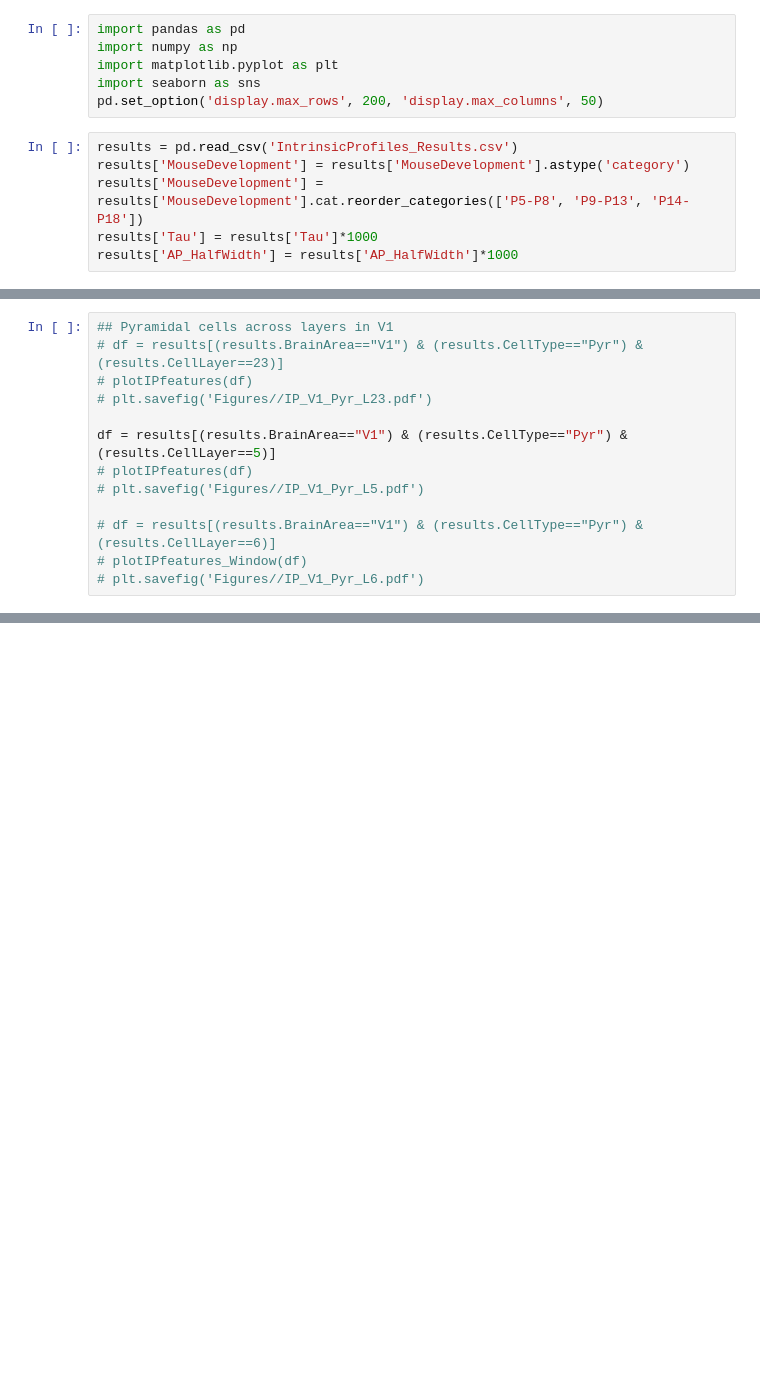
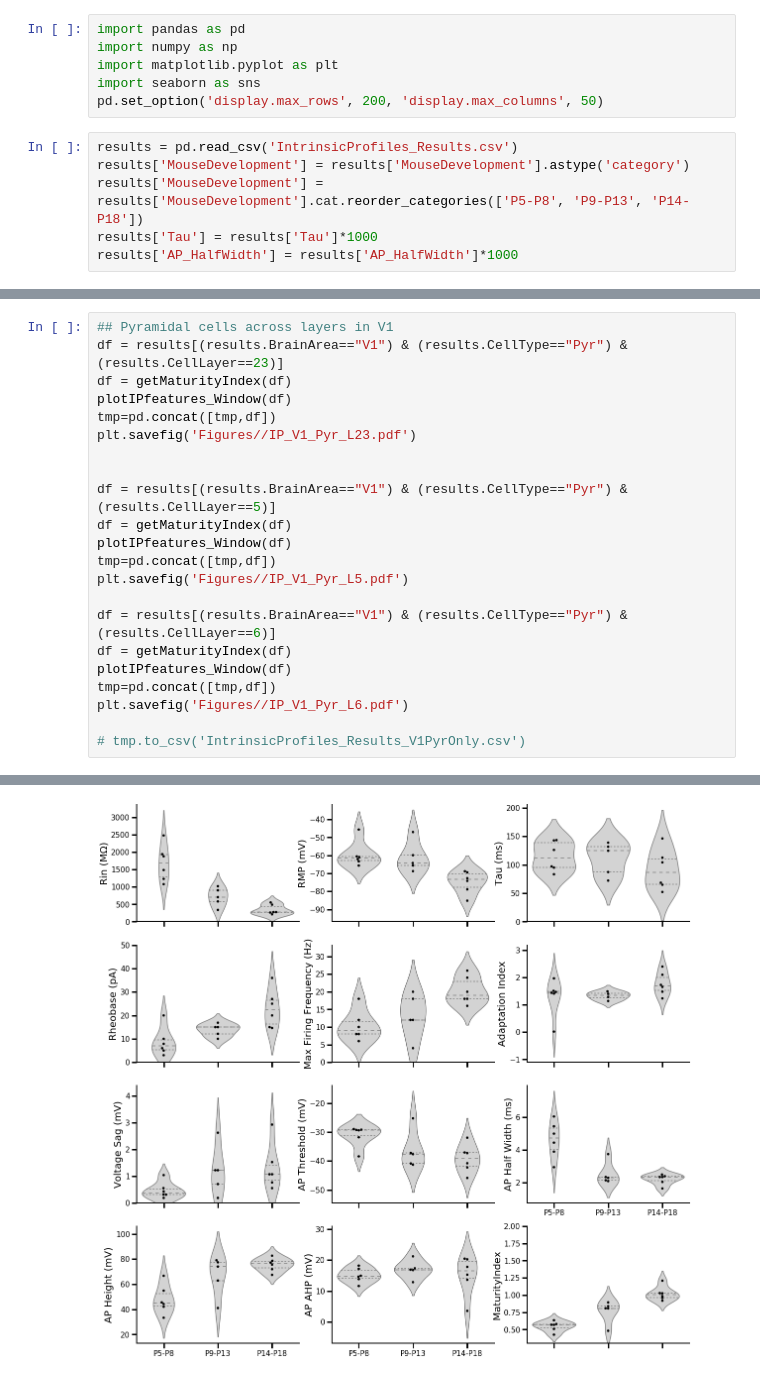
Before and after one commit to filippoghezzi/IntrinsicProfile, a Jupyter notebook: IntrinsicProfiles_Analysis.ipynb, the cells around one changed output, grey strips where cells are left out. Cells and saved outputs as stored; diff of their text form; blank space fills up the shorter version.

```diff
--- a/IntrinsicProfiles_Analysis.ipynb
+++ b/IntrinsicProfiles_Analysis.ipynb
@@ -66,13 +92,23 @@ plotIPfeatures_Window(df)
 # %%
 ## Pyramidal cells across layers in V1
-# df = results[(results.BrainArea=="V1") & (results.CellType=="Pyr") & (results.CellLayer==23)]
-# plotIPfeatures(df)
-# plt.savefig('Figures//IP_V1_Pyr_L23.pdf')
+df = results[(results.BrainArea=="V1") & (results.CellType=="Pyr") & (results.CellLayer==23)]
+df = getMaturityIndex(df)
+plotIPfeatures_Window(df)
+tmp=pd.concat([tmp,df])
+plt.savefig('Figures//IP_V1_Pyr_L23.pdf')
+
 
 df = results[(results.BrainArea=="V1") & (results.CellType=="Pyr") & (results.CellLayer==5)]
-# plotIPfeatures(df)
-# plt.savefig('Figures//IP_V1_Pyr_L5.pdf')
+df = getMaturityIndex(df)
+plotIPfeatures_Window(df)
+tmp=pd.concat([tmp,df])
+plt.savefig('Figures//IP_V1_Pyr_L5.pdf')
 
-# df = results[(results.BrainArea=="V1") & (results.CellType=="Pyr") & (results.CellLayer==6)]
-# plotIPfeatures_Window(df)
-# plt.savefig('Figures//IP_V1_Pyr_L6.pdf')
+df = results[(results.BrainArea=="V1") & (results.CellType=="Pyr") & (results.CellLayer==6)]
+df = getMaturityIndex(df)
+plotIPfeatures_Window(df)
+tmp=pd.concat([tmp,df])
+plt.savefig('Figures//IP_V1_Pyr_L6.pdf')
+
+# tmp.to_csv('IntrinsicProfiles_Results_V1PyrOnly.csv')
+# %% [output]
@@ -78,0 +130 @@ df = results[(results.BrainArea=="V1") & (results.CellType=="Pyr") & (results.Ce
+[figure, added]
```
Also changed, not shown: parts of 17 cells of this notebook, 3 other files.
